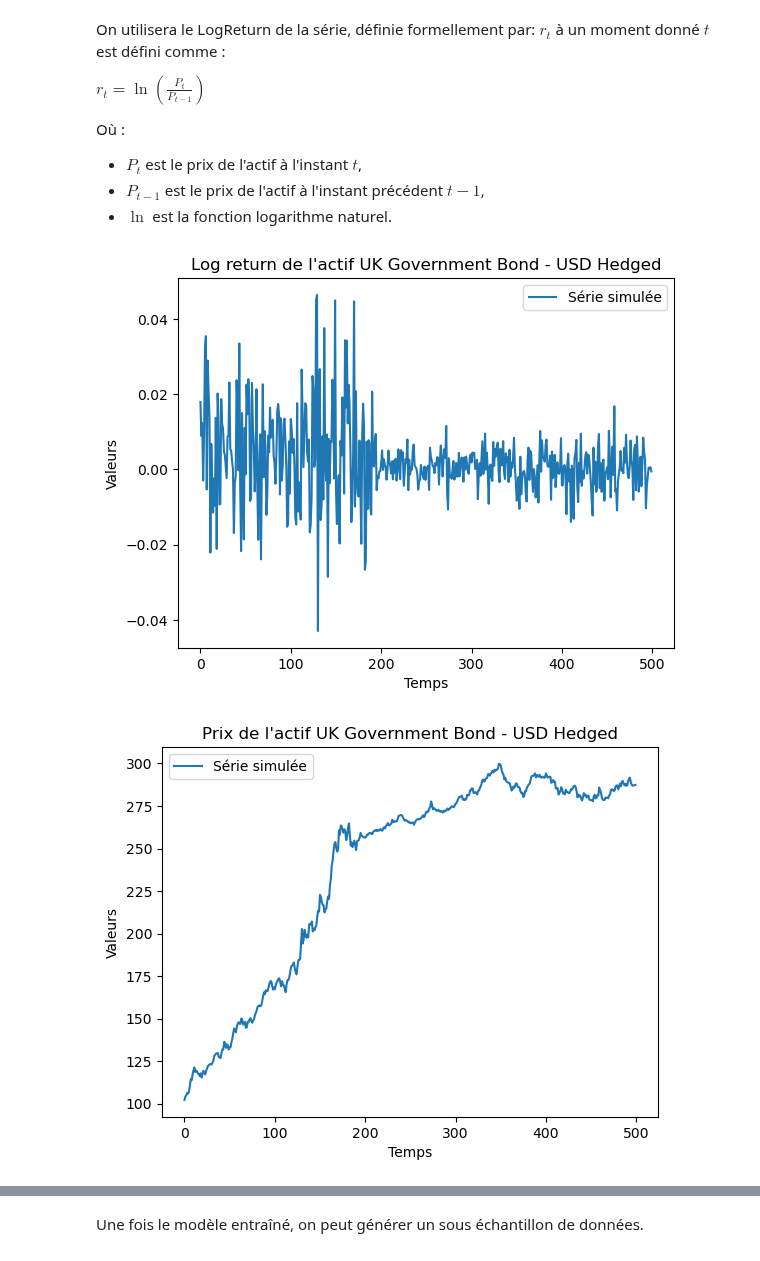
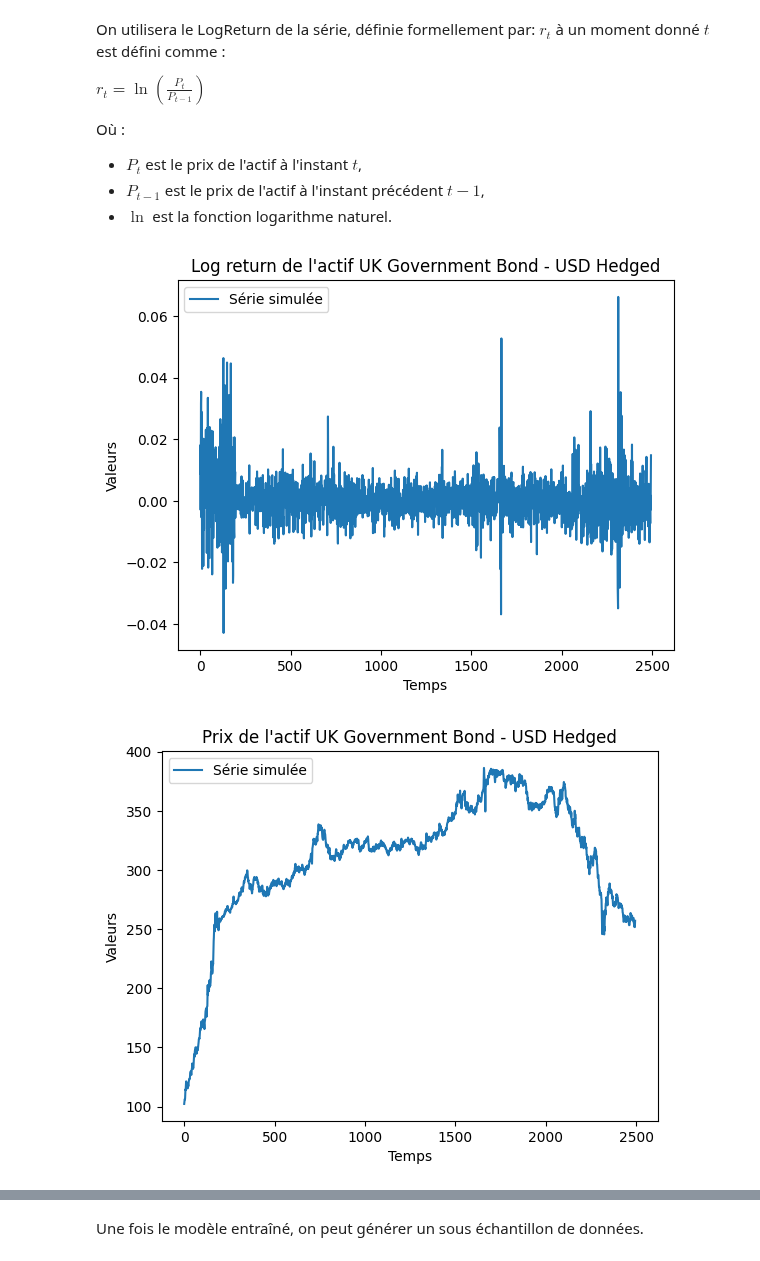
Before and after one commit to QMoayedpour/statapp-hsbc, a Jupyter notebook: gan_cnn.ipynb, the cells around one changed output, grey strips where cells are left out. Cells and saved outputs as stored; diff of their text form; code cells hidden in the pictures.

```diff
--- a/gan_cnn.ipynb
+++ b/gan_cnn.ipynb
@@ -36,12 +36,12 @@ Où :
 # %%
 sdf = df[df['ASSETNAME']==actif]['PRICE']
 y = np.log(sdf/sdf.shift(1))[1:].to_numpy()
 true_y = df[df['ASSETNAME']==actif]['PRICE'].to_numpy()
-simple_plot(y[:500], f"Log return de l'actif {actif}")
-simple_plot(true_y[:500], f"Prix de l'actif {actif}")
+simple_plot(y[:], f"Log return de l'actif {actif}")
+simple_plot(true_y[:], f"Prix de l'actif {actif}")
 # %% [output]
-[figure, old version]
+[figure, new version]
-[figure, old version]
+[figure, new version]
 # %%
 latent_dim = 20 # Dimension du "bruit" d'entrée
 ts_dim = 50 # Dimension de sortie
```
Also changed, not shown: parts of 11 cells of this notebook, 2 other files.
